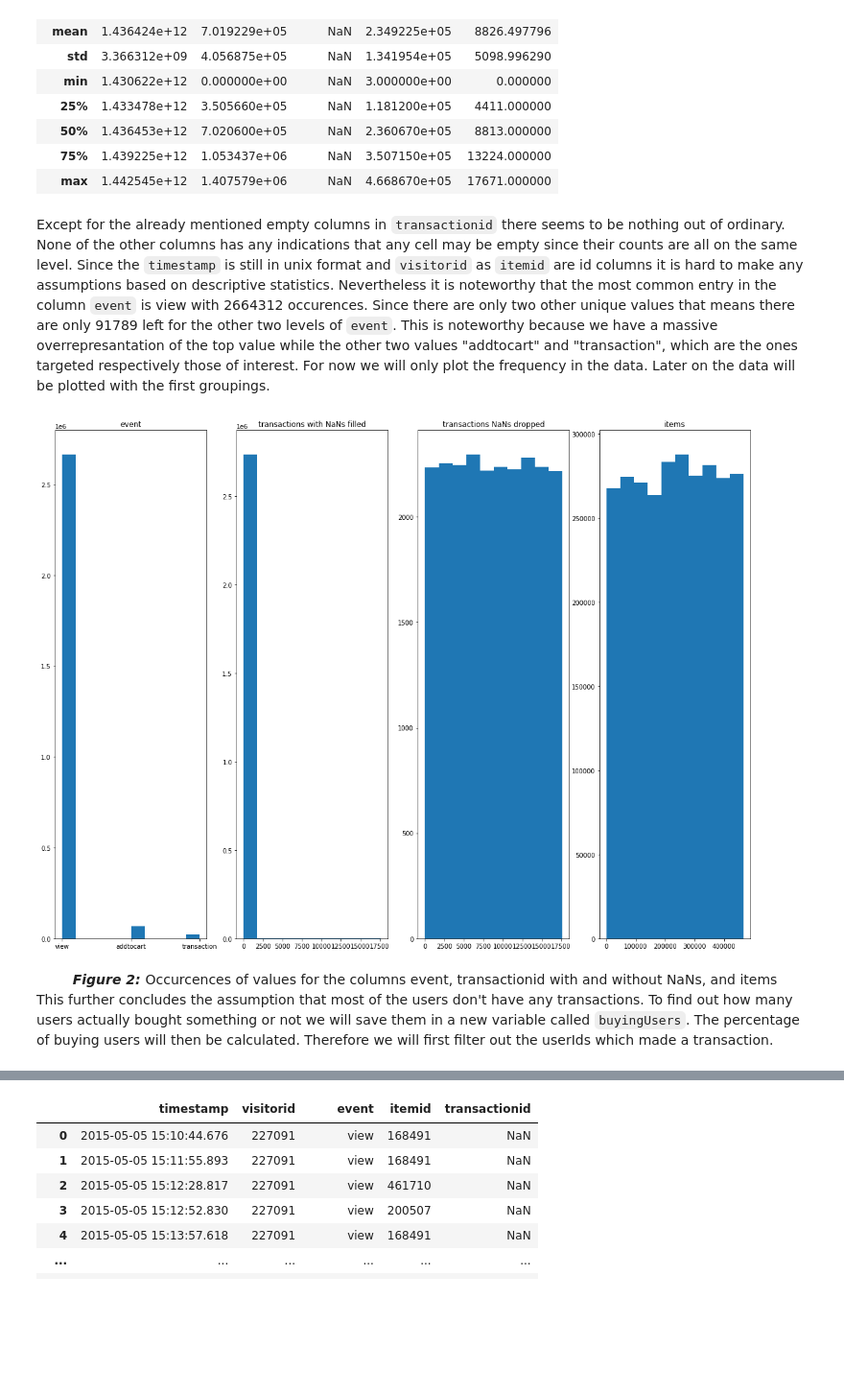
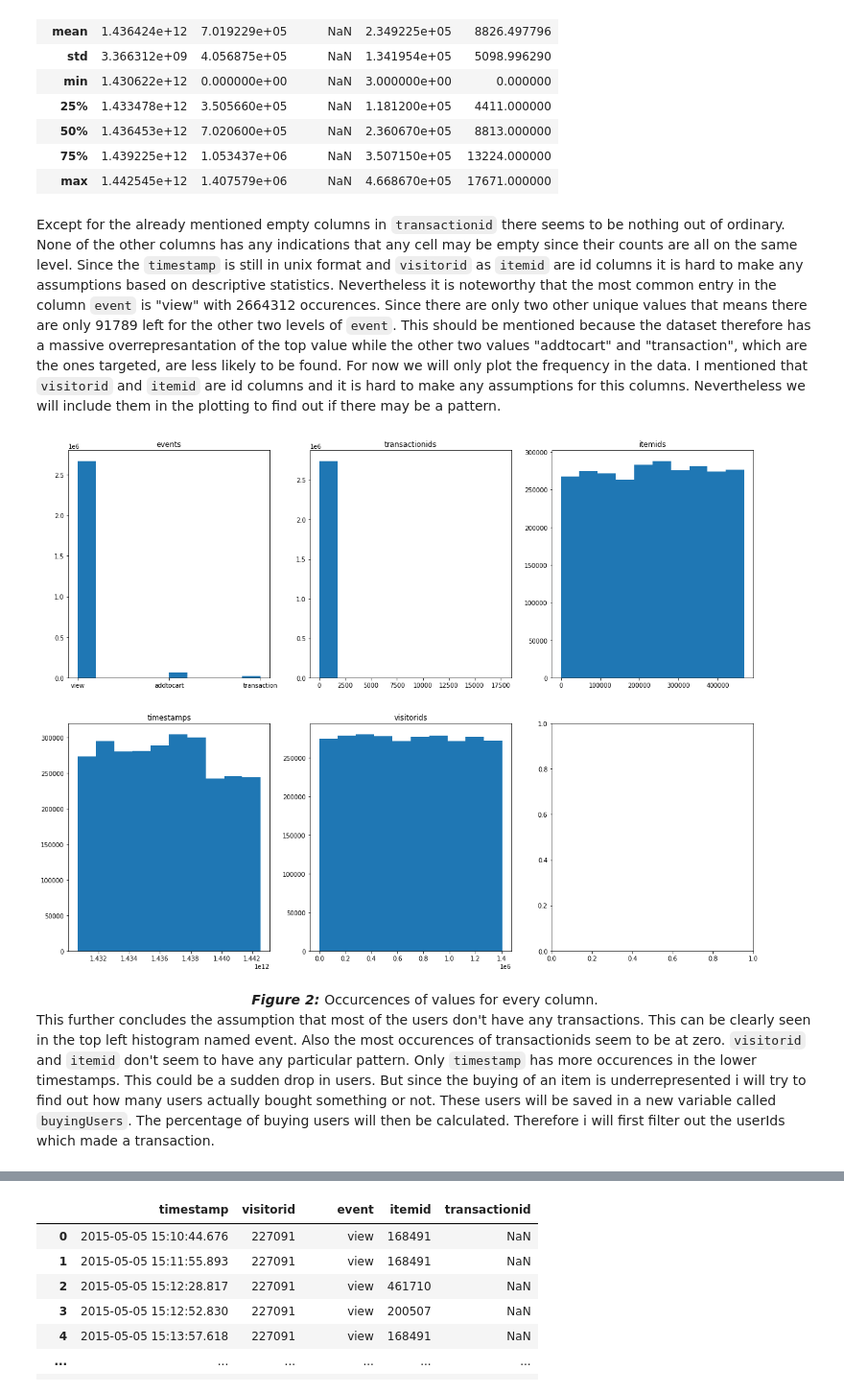
Before and after one commit to tinomerl/ecommerce-recommendation, a Jupyter notebook: ecommerce-user-behaviour.ipynb, the cells around one changed output, grey strips where cells are left out. Shown: that part at 96% size. Saved outputs shown, nothing was run; the diff lists cells and outputs as text; code cells hidden in the pictures; blank space fills up the shorter version.

Commit message:
reworked text

```diff
--- a/ecommerce-user-behaviour.ipynb
+++ b/ecommerce-user-behaviour.ipynb
@@ -188,27 +179,29 @@ eventsDf.describe(include="all")
 | 75% | 1.439225e+12 | 1.053437e+06 | NaN | 3.507150e+05 | 13224.000000 |
 | max | 1.442545e+12 | 1.407579e+06 | NaN | 4.668670e+05 | 17671.000000 |
 # %% [markdown]
-Except for the already mentioned empty columns  in `transactionid` there seems to be nothing out of ordinary. None of the other columns has any indications that any cell may be empty since their counts are all on the same level. Since the `timestamp` is still in unix format and `visitorid` as `itemid` are id columns it is hard to make any assumptions based on descriptive statistics. Nevertheless it is noteworthy that the most common entry in the column `event` is view with 2664312 occurences. Since there are only two other unique values that means there are only 91789 left for the other two levels of `event`. This is noteworthy because we have a massive overrepresantation of the top value while the other two values "addtocart" and "transaction", which are the ones targeted respectively those of interest. For now we will only plot the frequency in the data. Later on the data will be plotted with the first groupings.
+Except for the already mentioned empty columns  in `transactionid` there seems to be nothing out of ordinary. None of the other columns has any indications that any cell may be empty since their counts are all on the same level. Since the `timestamp` is still in unix format and `visitorid` as `itemid` are id columns it is hard to make any assumptions based on descriptive statistics. Nevertheless it is noteworthy that the most common entry in the column `event` is "view" with 2664312 occurences. Since there are only two other unique values that means there are only 91789 left for the other two levels of `event`. This should be mentioned because the dataset therefore has a massive overrepresantation of the top value while the other two values "addtocart" and "transaction", which are the ones targeted, are less likely to be found. For now we will only plot the frequency in the data. I mentioned that `visitorid` and `itemid` are id columns and it is hard to make any assumptions for this columns. Nevertheless we will include them in the plotting to find out if there may be a pattern.
 # %%
-fig, ax = plt.subplots(ncols=4, nrows=1, figsize=(20, 15))
+fig, ax = plt.subplots(ncols=3, nrows=2, figsize=(20, 15))
 
-ax[0].hist(eventsDf["event"])
-ax[0].set_title("event")
-ax[1].hist(eventsDf["transactionid"].fillna(0))
-ax[1].set_title("transactions with NaNs filled")
-ax[2].hist(eventsDf["transactionid"].dropna())
-ax[2].set_title("transactions NaNs dropped")
-ax[3].hist(eventsDf["itemid"].dropna())
-ax[3].set_title("items")
+ax[0, 0].hist(eventsDf["event"])
+ax[0, 0].set_title("events")
+ax[0, 1].hist(eventsDf["transactionid"].fillna(0))
+ax[0, 1].set_title("transactionids")
+ax[0, 2].hist(eventsDf["itemid"].dropna())
+ax[0, 2].set_title("itemids")
+ax[1, 0].hist(eventsDf["timestamp"].dropna())
+ax[1, 0].set_title("timestamps")
+ax[1, 1].hist(eventsDf["visitorid"].dropna())
+ax[1, 1].set_title("visitorids")
 
 plt.draw()
 # %% [output]
-[figure, old version]
+[figure, new version]
 # %% [markdown]
 <div>
-<div style="width: 50%; margin:0 auto; text-align:center;"><i><b>Figure 2: </b></i>Occurcences of values for the columns event, transactionid with and without NaNs, and items</div>
+<div style="width: 50%; margin:0 auto; text-align:center;"><i><b>Figure 2: </b></i>Occurcences of values for every column.</div>
 </div>
 
 
-This further concludes the assumption that most of the users don't have any transactions. To find out how many users actually bought something or not we will save them in a new variable called `buyingUsers`. The percentage of buying users will then be calculated. Therefore we will first filter out the userIds which made a transaction.
+This further concludes the assumption that most of the users don't have any transactions. This can be clearly seen in the top left histogram named event. Also the most occurences of transactionids seem to be at zero. `visitorid` and `itemid` don't seem to have any particular pattern. Only `timestamp` has more occurences in the lower timestamps. This could be a sudden drop in users. But since the buying of an item is underrepresented i will try to find out how many users actually bought something or not. These users will be saved in a new variable called `buyingUsers`. The percentage of buying users will then be calculated. Therefore i will first filter out the userIds which made a transaction.
 # %%
```
Also changed, not shown: parts of 47 cells of this notebook.
